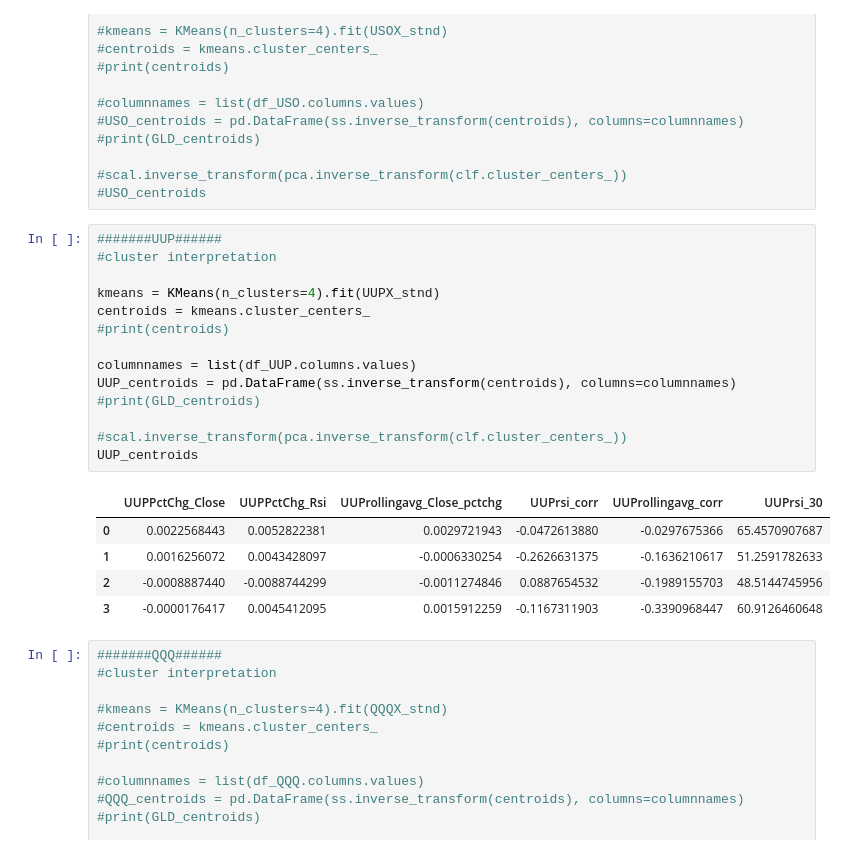
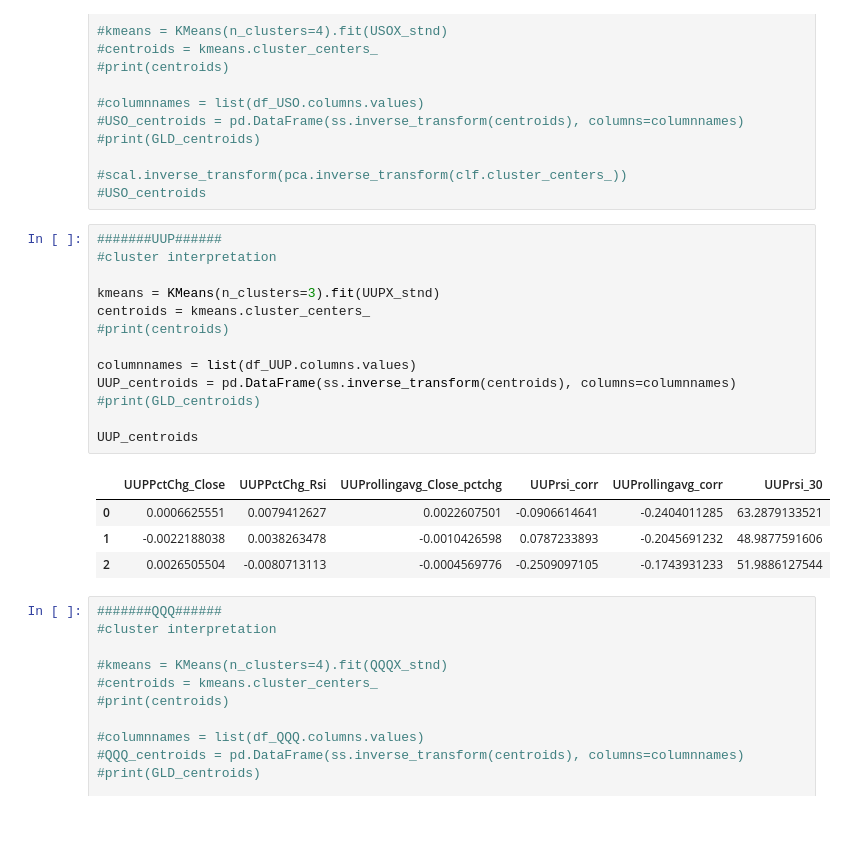
Before and after one commit to AndreasC93/market_trader_1.0, a Jupyter notebook: market_trader.ipynb, the cells around one changed output. Cells and saved outputs as stored; diff of their text form; blank space fills up the shorter version.

```diff
--- a/market_trader.ipynb
+++ b/market_trader.ipynb
@@ -534,23 +536,21 @@ GLD_centroids
 # %%
 #######UUP######
 #cluster interpretation
 
-kmeans = KMeans(n_clusters=4).fit(UUPX_stnd)
+kmeans = KMeans(n_clusters=3).fit(UUPX_stnd)
 centroids = kmeans.cluster_centers_
 #print(centroids)
 
 columnnames = list(df_UUP.columns.values)
 UUP_centroids = pd.DataFrame(ss.inverse_transform(centroids), columns=columnnames)
 #print(GLD_centroids)
 
-#scal.inverse_transform(pca.inverse_transform(clf.cluster_centers_))
 UUP_centroids
 # %% [output]
 |  | UUPPctChg_Close | UUPPctChg_Rsi | UUProllingavg_Close_pctchg | UUPrsi_corr | UUProllingavg_corr | UUPrsi_30 |
-| 0 | 0.0022568443 | 0.0052822381 | 0.0029721943 | -0.0472613880 | -0.0297675366 | 65.4570907687 |
-| 1 | 0.0016256072 | 0.0043428097 | -0.0006330254 | -0.2626631375 | -0.1636210617 | 51.2591782633 |
-| 2 | -0.0008887440 | -0.0088744299 | -0.0011274846 | 0.0887654532 | -0.1989155703 | 48.5144745956 |
-| 3 | -0.0000176417 | 0.0045412095 | 0.0015912259 | -0.1167311903 | -0.3390968447 | 60.9126460648 |
+| 0 | 0.0006625551 | 0.0079412627 | 0.0022607501 | -0.0906614641 | -0.2404011285 | 63.2879133521 |
+| 1 | -0.0022188038 | 0.0038263478 | -0.0010426598 | 0.0787233893 | -0.2045691232 | 48.9877591606 |
+| 2 | 0.0026505504 | -0.0080713113 | -0.0004569776 | -0.2509097105 | -0.1743931233 | 51.9886127544 |
 # %%
 #######QQQ######
 #cluster interpretation
```
Also changed, not shown: parts of 38 cells of this notebook, 1 other file.
